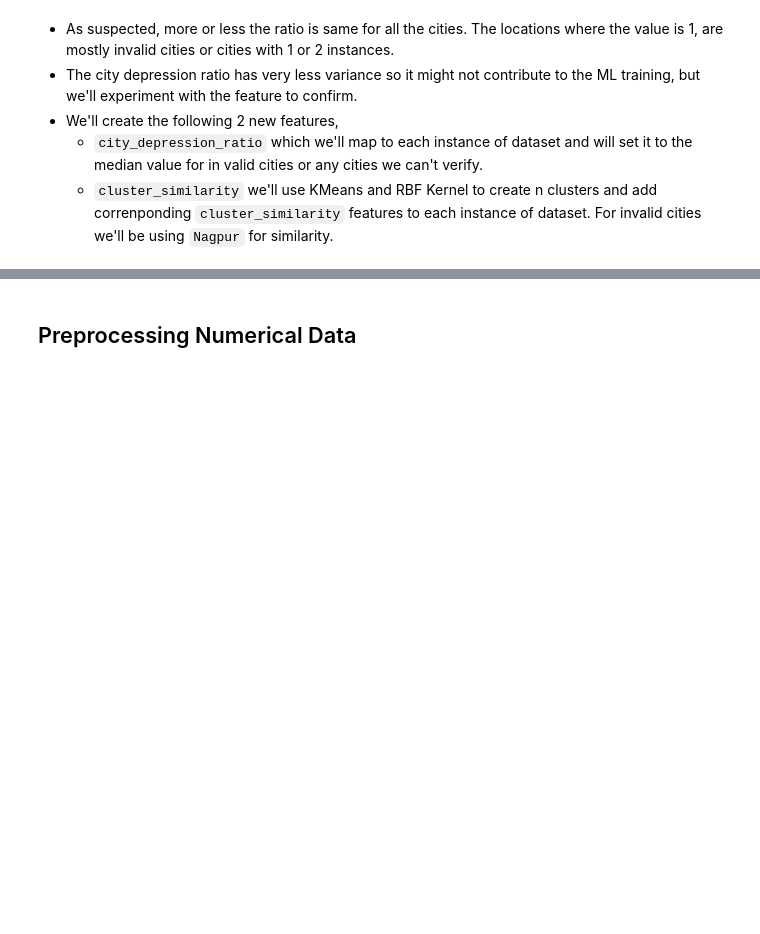
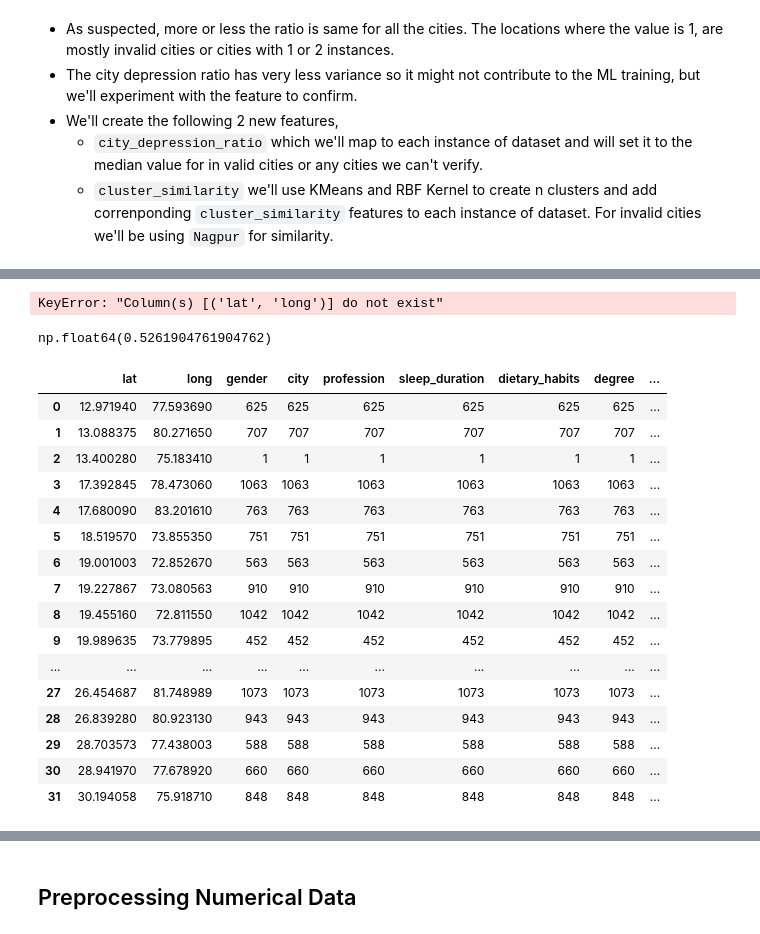
Before and after one commit to gaurangdave/mental_health_ml, a Jupyter notebook: notebooks/02_data_preparation.ipynb, the cells around one changed output, grey strips where cells are left out. Drawn from its saved outputs; the diff is of its cells as text; code cells hidden in the pictures; blank space fills up the shorter version.

```diff
--- a/notebooks/02_data_preparation.ipynb
+++ b/notebooks/02_data_preparation.ipynb
@@ -899,3 +903,6 @@ updated_categories.head()
+# %%
+## for now lets concatenate this to updated cities for simplier processing
+updated_categories = pd.concat([updated_categories,updated_cities], axis=1)
 # %%
 updated_categories[updated_categories["is_valid_city"] == 0]["city"].value_counts()
 # %% [output]
@@ -1053,0 +1069,61 @@ fig.show()
+# %%
+## pre-calculating the city_depression_ratio map, city => depression_ration. We need this to simplify the pipeline implementation for now.
+combined_data = pd.concat([updated_categories, y_train], axis=1)
+combined_aggregation = combined_data.loc[combined_data["is_valid_city"] == 1].groupby(["lat", "long"],as_index=False).agg(
+    total_instances=("depression","count"), ## temp workaround to avoid using `city` column.
+    ## ideally we should drop this column in previous step of the pipeline.
+    total_depression_count=("depression", "sum")
+)
+combined_aggregation["total_non_depression_count"] = combined_aggregation["total_instances"] - combined_aggregation["total_depression_count"]
+combined_aggregation["depression_ratio"] = combined_aggregation["total_depression_count"] / combined_aggregation["total_instances"]
+city_depression_ratio_map = combined_aggregation.set_index("city")["depression_ratio"]
+
+
+def map_city_depression_ratio_feature_names(function_transformer, feature_names_in):
+    features_out = feature_names_in.tolist()
+    features_out.extend(["city_depression_ratio"])
+    return features_out
+
+
+def calculate_city_depression_ratio_fn(df):
+    if not isinstance(df, pd.DataFrame):
+        raise ValueError("degree_mapping_fn: Input must be a pandas DataFrame")
+    df_copy = df.copy()
+    ## default the city_depression_ratio to nan
+    df_copy["city_depression_ratio"] = df_copy["city"].map(city_depression_ratio_map)
+    return df_copy
+
+calculate_city_depression_ratio = FunctionTransformer(calculate_city_depression_ratio_fn,feature_names_out=map_city_depression_ratio_feature_names)
+
+city_depression_ratio_pipeline = Pipeline([("calculate_city_depression_ratio", calculate_city_depression_ratio)])
+
+preprocesss_city_depression = ColumnTransformer([
+    ("city_depression_pipeline", city_depression_ratio_pipeline, ["city","lat","long", "is_valid_city"])
+])
+# %% [output]
+KeyError: "Column(s) [('lat', 'long')] do not exist"
+# %%
+temp = combined_aggregation.set_index(["lat","long"])["depression_ratio"]
+temp[(24.24446471698113, 83.04408339622641)]
+# %% [output]
+np.float64(0.5261904761904762)
+# %%
+combined_data.loc[combined_data["is_valid_city"] == 1].groupby(["lat", "long"],as_index=False).aggregate("count")
+# %% [output]
+|  | lat | long | gender | city | profession | sleep_duration | dietary_habits | degree | ... |
+| 0 | 12.971940 | 77.593690 | 625 | 625 | 625 | 625 | 625 | 625 | ... |
+| 1 | 13.088375 | 80.271650 | 707 | 707 | 707 | 707 | 707 | 707 | ... |
+| 2 | 13.400280 | 75.183410 | 1 | 1 | 1 | 1 | 1 | 1 | ... |
+| 3 | 17.392845 | 78.473060 | 1063 | 1063 | 1063 | 1063 | 1063 | 1063 | ... |
+| 4 | 17.680090 | 83.201610 | 763 | 763 | 763 | 763 | 763 | 763 | ... |
+| 5 | 18.519570 | 73.855350 | 751 | 751 | 751 | 751 | 751 | 751 | ... |
+| 6 | 19.001003 | 72.852670 | 563 | 563 | 563 | 563 | 563 | 563 | ... |
+| 7 | 19.227867 | 73.080563 | 910 | 910 | 910 | 910 | 910 | 910 | ... |
+| 8 | 19.455160 | 72.811550 | 1042 | 1042 | 1042 | 1042 | 1042 | 1042 | ... |
+| 9 | 19.989635 | 73.779895 | 452 | 452 | 452 | 452 | 452 | 452 | ... |
+| ... | ... | ... | ... | ... | ... | ... | ... | ... | ... |
+| 27 | 26.454687 | 81.748989 | 1073 | 1073 | 1073 | 1073 | 1073 | 1073 | ... |
+| 28 | 26.839280 | 80.923130 | 943 | 943 | 943 | 943 | 943 | 943 | ... |
+| 29 | 28.703573 | 77.438003 | 588 | 588 | 588 | 588 | 588 | 588 | ... |
+| 30 | 28.941970 | 77.678920 | 660 | 660 | 660 | 660 | 660 | 660 | ... |
+| 31 | 30.194058 | 75.918710 | 848 | 848 | 848 | 848 | 848 | 848 | ... |
```
Also changed, not shown: parts of 13 cells of this notebook.
